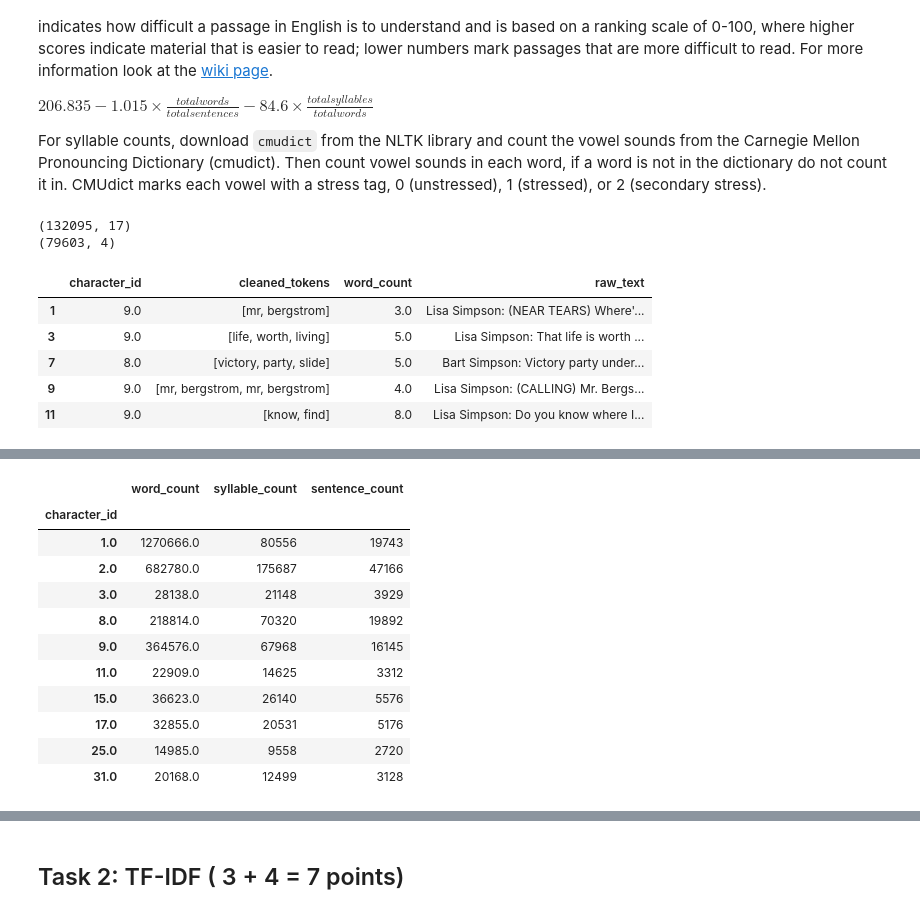
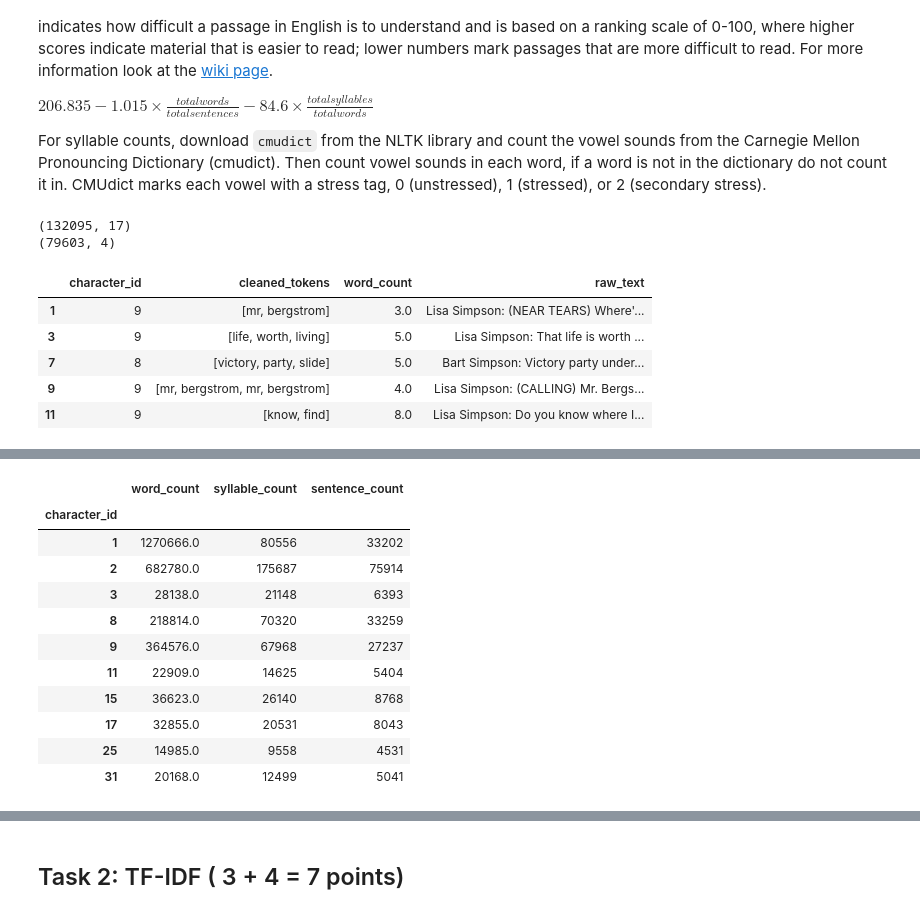
Before and after one commit to fidsusj/HateSpeechDetection, a Jupyter notebook: assignments/2/ITA_assignment_2.ipynb, the cells around one changed output, grey strips where cells are left out. Drawn from its saved outputs; the diff is of its cells as text; code cells hidden in the pictures.

```diff
--- a/assignments/2/ITA_assignment_2.ipynb
+++ b/assignments/2/ITA_assignment_2.ipynb
@@ -355,11 +356,6 @@ For syllable counts, download `cmudict` from the NLTK library and count the vowe
 Then count vowel sounds in each word, if a word is not in the dictionary do not count it in.
 CMUdict marks each vowel with a stress tag, 0 (unstressed), 1 (stressed), or 2 (secondary stress).
 # %%
-def character_id_to_int():
-    df_script["character_id"] = df_script["character_id"].apply(lambda cell: conv(cell))
-    df_script.dropna(subset=["character_id"], inplace=True)
-character_id_to_int()
-
 def keep_rows_by_character_id(character_ids):
     return df_script.loc[df_script['character_id'].isin(character_ids)]
 df_script_top_ten = keep_rows_by_character_id(df_first_n_items_by_sentences["id"].head(10))
@@ -375,11 +371,11 @@ df_script_top_ten_final.head()
 (132095, 17)
 (79603, 4)
 |  | character_id | cleaned_tokens | word_count | raw_text |
-| 1 | 9.0 | [mr, bergstrom] | 3.0 | Lisa Simpson: (NEAR TEARS) Where'... |
-| 3 | 9.0 | [life, worth, living] | 5.0 | Lisa Simpson: That life is worth ... |
-| 7 | 8.0 | [victory, party, slide] | 5.0 | Bart Simpson: Victory party under... |
-| 9 | 9.0 | [mr, bergstrom, mr, bergstrom] | 4.0 | Lisa Simpson: (CALLING) Mr. Bergs... |
-| 11 | 9.0 | [know, find] | 8.0 | Lisa Simpson: Do you know where I... |
+| 1 | 9 | [mr, bergstrom] | 3.0 | Lisa Simpson: (NEAR TEARS) Where'... |
+| 3 | 9 | [life, worth, living] | 5.0 | Lisa Simpson: That life is worth ... |
+| 7 | 8 | [victory, party, slide] | 5.0 | Bart Simpson: Victory party under... |
+| 9 | 9 | [mr, bergstrom, mr, bergstrom] | 4.0 | Lisa Simpson: (CALLING) Mr. Bergs... |
+| 11 | 9 | [know, find] | 8.0 | Lisa Simpson: Do you know where I... |
 # %%
 import nltk
 nltk.download('cmudict')
@@ -389,7 +385,7 @@ nlp.add_pipe(nlp.create_pipe('sentencizer'))
 
 phoneme_dict = cmudict.dict()
 def syllable_counter(word):
-    if word.lower() in d:
+    if word.lower() in phoneme_dict:
         return [len(list(y for y in x if y[-1].isdigit())) for x in phoneme_dict[word.lower()]][0]
     else:
         return 0
@@ -417,23 +414,23 @@ top_characters_counts.head(10)
 [nltk_data]   Package cmudict is already up-to-date!
 A value is trying to be set on a copy of a slice from a DataFrame.
 Try using .loc[row_indexer,col_indexer] = value instead
 
 See the caveats in the documentation: https://pandas.pydata.org/pandas-docs/stable/user_guide/indexing.html#returning-a-view-versus-a-copy
 A value is trying to be set on a copy of a slice from a DataFrame.
 Try using .loc[row_indexer,col_indexer] = value instead
 
 See the caveats in the documentation: https://pandas.pydata.org/pandas-docs/stable/user_guide/indexing.html#returning-a-view-versus-a-copy
 |  | word_count | syllable_count | sentence_count |
 | character_id |  |  |  |
-| 1.0 | 1270666.0 | 80556 | 19743 |
-| 2.0 | 682780.0 | 175687 | 47166 |
-| 3.0 | 28138.0 | 21148 | 3929 |
-| 8.0 | 218814.0 | 70320 | 19892 |
-| 9.0 | 364576.0 | 67968 | 16145 |
-| 11.0 | 22909.0 | 14625 | 3312 |
-| 15.0 | 36623.0 | 26140 | 5576 |
-| 17.0 | 32855.0 | 20531 | 5176 |
-| 25.0 | 14985.0 | 9558 | 2720 |
-| 31.0 | 20168.0 | 12499 | 3128 |
+| 1 | 1270666.0 | 80556 | 33202 |
+| 2 | 682780.0 | 175687 | 75914 |
+| 3 | 28138.0 | 21148 | 6393 |
+| 8 | 218814.0 | 70320 | 33259 |
+| 9 | 364576.0 | 67968 | 27237 |
+| 11 | 22909.0 | 14625 | 5404 |
+| 15 | 36623.0 | 26140 | 8768 |
+| 17 | 32855.0 | 20531 | 8043 |
+| 25 | 14985.0 | 9558 | 4531 |
+| 31 | 20168.0 | 12499 | 5041 |
 # %%
 def calculate_flesch_readability(df_row):
```
Also changed, not shown: parts of 7 cells of this notebook, 2 other files.
